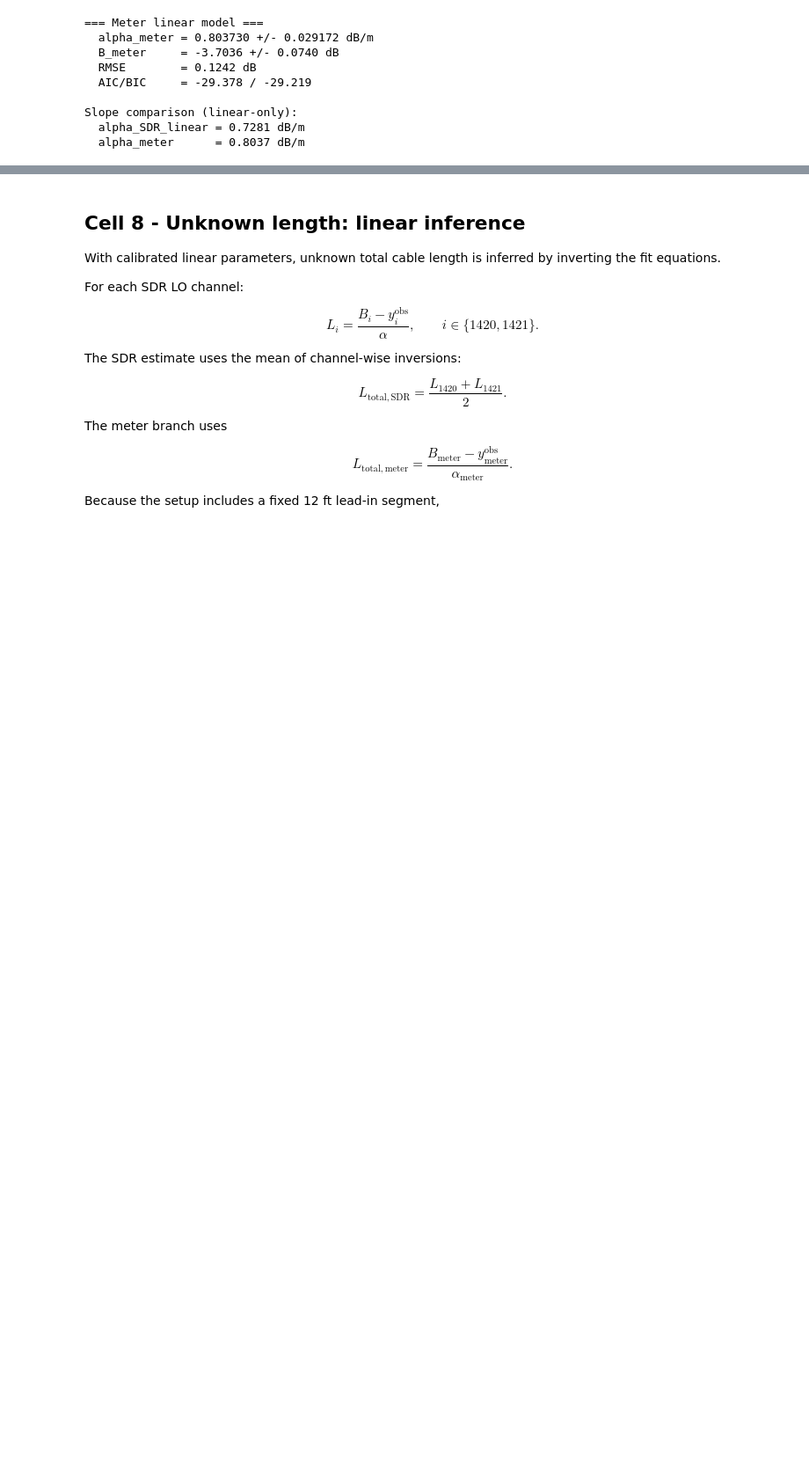
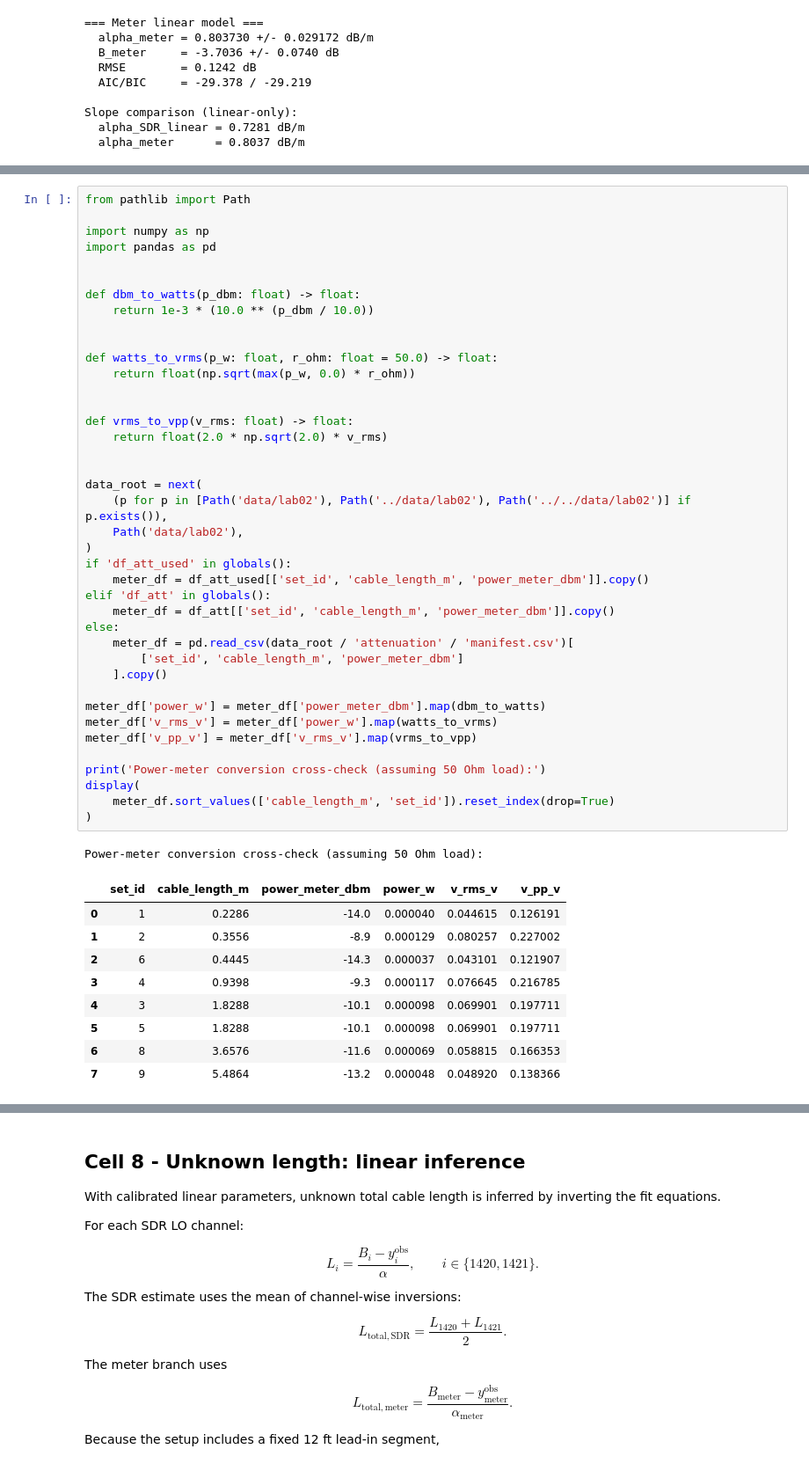
Before and after one commit to raw-asparagus/ay-121, a Jupyter notebook: labs/02/equipment_calibration.ipynb, the cells around one changed output, grey strips where cells are left out. Shown at 88% size. Drawn from its saved outputs; the diff is of its cells as text; blank space fills up the shorter version.

```diff
--- a/labs/02/equipment_calibration.ipynb
+++ b/labs/02/equipment_calibration.ipynb
@@ -587,0 +715,51 @@ Slope comparison (linear-only):
+# %%
+from pathlib import Path
+
+import numpy as np
+import pandas as pd
+
+
+def dbm_to_watts(p_dbm: float) -> float:
+    return 1e-3 * (10.0 ** (p_dbm / 10.0))
+
+
+def watts_to_vrms(p_w: float, r_ohm: float = 50.0) -> float:
+    return float(np.sqrt(max(p_w, 0.0) * r_ohm))
+
+
+def vrms_to_vpp(v_rms: float) -> float:
+    return float(2.0 * np.sqrt(2.0) * v_rms)
+
+
+data_root = next(
+    (p for p in [Path('data/lab02'), Path('../data/lab02'), Path('../../data/lab02')] if p.exists()),
+    Path('data/lab02'),
+)
+if 'df_att_used' in globals():
+    meter_df = df_att_used[['set_id', 'cable_length_m', 'power_meter_dbm']].copy()
+elif 'df_att' in globals():
+    meter_df = df_att[['set_id', 'cable_length_m', 'power_meter_dbm']].copy()
+else:
+    meter_df = pd.read_csv(data_root / 'attenuation' / 'manifest.csv')[
+        ['set_id', 'cable_length_m', 'power_meter_dbm']
+    ].copy()
+
+meter_df['power_w'] = meter_df['power_meter_dbm'].map(dbm_to_watts)
+meter_df['v_rms_v'] = meter_df['power_w'].map(watts_to_vrms)
+meter_df['v_pp_v'] = meter_df['v_rms_v'].map(vrms_to_vpp)
+
+print('Power-meter conversion cross-check (assuming 50 Ohm load):')
+display(
+    meter_df.sort_values(['cable_length_m', 'set_id']).reset_index(drop=True)
+)
+# %% [output]
+Power-meter conversion cross-check (assuming 50 Ohm load):
+|  | set_id | cable_length_m | power_meter_dbm | power_w | v_rms_v | v_pp_v |
+| 0 | 1 | 0.2286 | -14.0 | 0.000040 | 0.044615 | 0.126191 |
+| 1 | 2 | 0.3556 | -8.9 | 0.000129 | 0.080257 | 0.227002 |
+| 2 | 6 | 0.4445 | -14.3 | 0.000037 | 0.043101 | 0.121907 |
+| 3 | 4 | 0.9398 | -9.3 | 0.000117 | 0.076645 | 0.216785 |
+| 4 | 3 | 1.8288 | -10.1 | 0.000098 | 0.069901 | 0.197711 |
+| 5 | 5 | 1.8288 | -10.1 | 0.000098 | 0.069901 | 0.197711 |
+| 6 | 8 | 3.6576 | -11.6 | 0.000069 | 0.058815 | 0.166353 |
+| 7 | 9 | 5.4864 | -13.2 | 0.000048 | 0.048920 | 0.138366 |
```
Also changed, not shown: parts of 12 cells of this notebook, 29 other files.
